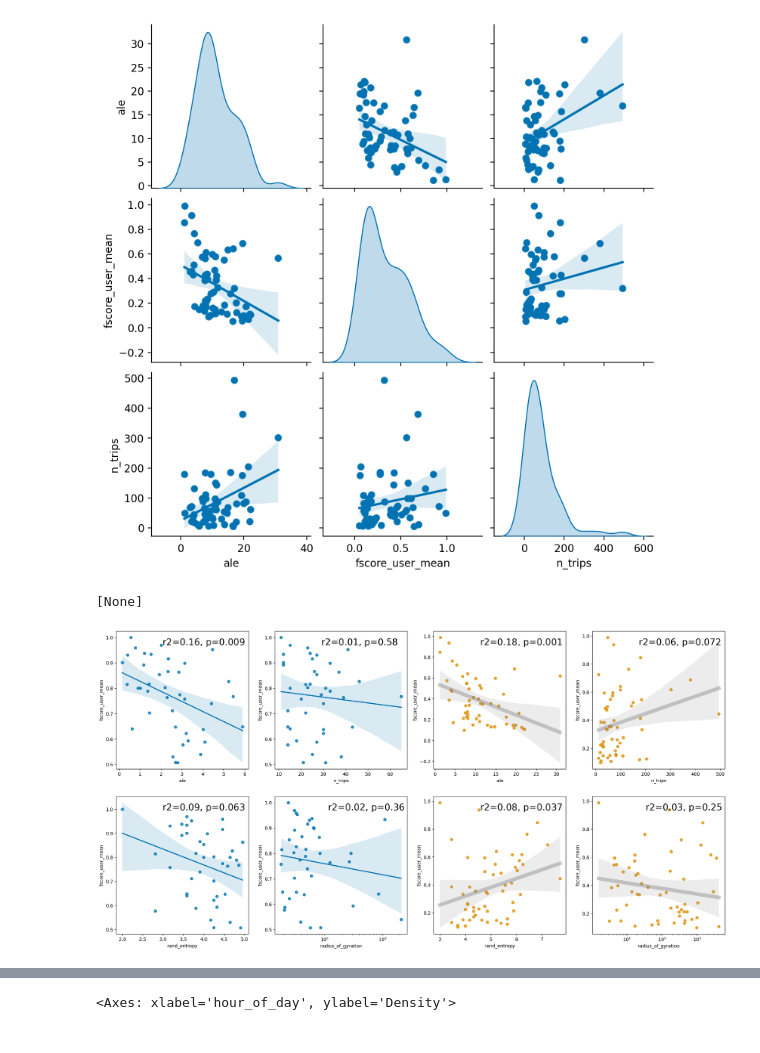
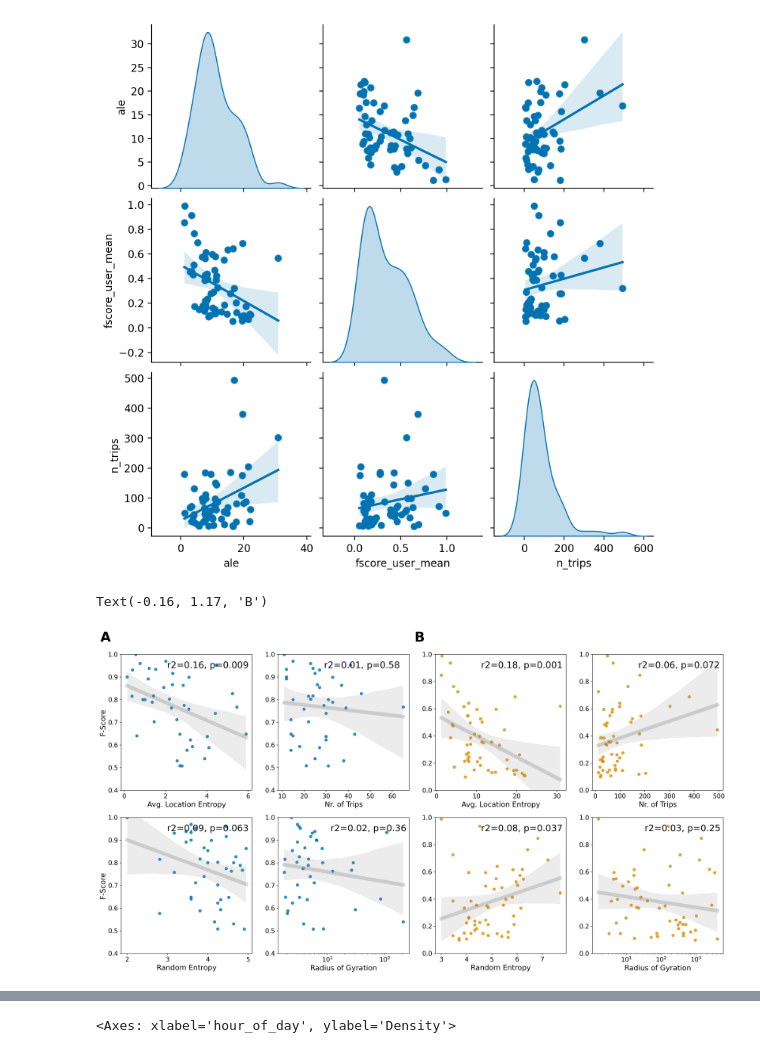
Before and after one commit to benediktstroebl/Master-Thesis, a Jupyter notebook: evaluation.ipynb, the cells around one changed output, grey strips where cells are left out. Saved outputs shown, nothing was run; the diff lists cells and outputs as text; code cells hidden in the pictures.

```diff
--- a/evaluation.ipynb
+++ b/evaluation.ipynb
@@ -221,7 +273,7 @@ data_pairplot_geolife = scores.groupby(['data', 'nr_points', 'user_id']).mean().
 data_pairplot_freemove = scores.groupby(['data', 'nr_points', 'user_id']).mean().reset_index().query('nr_points == 10 and (data == "freemove")')
 
 
-f, (ax_1, ax_2) = plt.subplots(nrows=2, ncols=4, sharex=False, figsize=(24,12))
+f, (ax_1, ax_2) = plt.subplots(nrows=2, ncols=4, sharey=False, sharex=False, figsize=(24,12))
 
 import scipy
 import numpy as np
@@ -234,6 +286,7 @@ ax = sns.regplot(
             x='ale',
             y='fscore_user_mean',
             data=data_pairplot_freemove,
+            line_kws={'linewidth':8, 'alpha':.3, 'color':'grey'},
             ax=ax_1[0])
 annotate(ax_1[0], data_pairplot_freemove, x='ale', y='fscore_user_mean')
 
@@ -241,6 +294,7 @@ ax = sns.regplot(
             x='n_trips',
             y='fscore_user_mean',
             data=data_pairplot_freemove,
+            line_kws={'linewidth':8, 'alpha':.3, 'color':'grey'},
             ax=ax_1[1])
 annotate(ax_1[1], data_pairplot_freemove, x='n_trips', y='fscore_user_mean')
 
@@ -248,6 +302,7 @@ ax = sns.regplot(
             x='rand_entropy',
             y='fscore_user_mean',
             data=data_pairplot_freemove,
+            line_kws={'linewidth':8, 'alpha':.3, 'color':'grey'},
             ax=ax_2[0])
 annotate(ax_2[0], data_pairplot_freemove, x='rand_entropy', y='fscore_user_mean')
 
@@ -257,6 +312,7 @@ ax = sns.regplot(
             y='fscore_user_mean',
             data=data_pairplot_freemove,
             ax=ax_2[1],
+            line_kws={'linewidth':8, 'alpha':.3, 'color':'grey'},
             logx=True)
 
 slope, intercept, rvalue, pvalue, stderr = scipy.stats.linregress(x=np.log(data_pairplot_freemove['radius_of_gyration']), y=data_pairplot_freemove['fscore_user_mean'])
@@ -271,44 +327,97 @@ ax = sns.regplot(
             y='fscore_user_mean',
             data=data_pairplot_geolife,
             color='#de8f05',
-            line_kws={'linewidth':8, 'alpha':.4, 'color':'grey'},
+            line_kws={'linewidth':8, 'alpha':.3, 'color':'grey'},
             ax=ax_1[2])
 annotate(ax_1[2], data_pairplot_geolife, x='ale', y='fscore_user_mean')
 
 ax = sns.regplot(
             x='n_trips',
             y='fscore_user_mean',
             data=data_pairplot_geolife,
             color='#de8f05',
-            line_kws={'linewidth':8, 'alpha':.4, 'color':'grey'},
+            line_kws={'linewidth':8, 'alpha':.3, 'color':'grey'},
             ax=ax_1[3])
 annotate(ax_1[3], data_pairplot_geolife, x='n_trips', y='fscore_user_mean')
 
 ax = sns.regplot(
             x='rand_entropy',
             y='fscore_user_mean',
             data=data_pairplot_geolife,
             color='#de8f05',
-            line_kws={'linewidth':8, 'alpha':.4, 'color':'grey'},
+            line_kws={'linewidth':8, 'alpha':.3, 'color':'grey'},
             ax=ax_2[2])
 annotate(ax_2[2], data_pairplot_geolife, x='rand_entropy', y='fscore_user_mean')
 
 #Slope is the change in Y when the log(X) changes by 1.0 (so X changes by a factor of 10)
 ax = sns.regplot(
             x='radius_of_gyration',
             y='fscore_user_mean',
             data=data_pairplot_geolife,
             ax=ax_2[3],
             logx=True,
             color='#de8f05',
-            line_kws={'linewidth':8, 'alpha':.4, 'color':'grey'})
+            line_kws={'linewidth':8, 'alpha':.3, 'color':'grey'})
 
 slope, intercept, rvalue, pvalue, stderr = scipy.stats.linregress(x=np.log(data_pairplot_geolife['radius_of_gyration']), y=data_pairplot_geolife['fscore_user_mean'])
 ax_2[3].text(.4, .9, f'r2={rvalue ** 2:.2f}, p={pvalue:.2g}', transform=ax.transAxes, fontsize=20)
 ax_2[3].set(xscale="log")
+
+fontsize = 16
+ax_1[0].set_xlabel('Avg. Location Entropy', fontsize=fontsize)
+ax_1[1].set_xlabel('Nr. of Trips', fontsize=fontsize)
+ax_1[2].set_xlabel('Avg. Location Entropy', fontsize=fontsize)
+ax_1[3].set_xlabel('Nr. of Trips', fontsize=fontsize)
+
+ax_2[0].set_xlabel('Random Entropy', fontsize=fontsize)
+ax_2[1].set_xlabel('Radius of Gyration', fontsize=fontsize)
+ax_2[2].set_xlabel('Random Entropy', fontsize=fontsize)
+ax_2[3].set_xlabel('Radius of Gyration', fontsize=fontsize)
+
+ax_1[0].set_ylabel('F-Score', fontsize=fontsize)
+ax_1[1].set_ylabel('', fontsize=fontsize)
+ax_1[2].set_ylabel('', fontsize=fontsize)
+ax_1[3].set_ylabel('', fontsize=fontsize)
+ax_2[0].set_ylabel('F-Score', fontsize=fontsize)
+ax_2[1].set_ylabel('', fontsize=fontsize)
+ax_2[2].set_ylabel('', fontsize=fontsize)
+ax_2[3].set_ylabel('', fontsize=fontsize)
+
+
+
+ax1.set_ylabel('freemove Users', fontsize=fontsize)
+ax2.set_ylabel('GeoLife Users', fontsize=fontsize)
+ax1.set_yticklabels([])
+ax2.set_yticklabels([])
+ax1.tick_params(labelsize=14)
+ax2.tick_params(labelsize=14)
+
+ax_1[0].set_ylim(0.4,1)
+ax_1[1].set_ylim(0.4,1)
+ax_2[0].set_ylim(0.4,1)
+ax_2[1].set_ylim(0.4,1)
+
+ax_1[2].set_ylim(0,1)
+ax_1[3].set_ylim(0,1)
+ax_2[2].set_ylim(0,1)
+ax_2[3].set_ylim(0,1)
+
+labelsize=14
+ax_1[0].tick_params(labelsize=labelsize)
+ax_1[1].tick_params(labelsize=labelsize)
+ax_1[2].tick_params(labelsize=labelsize)
+ax_1[3].tick_params(labelsize=labelsize)
+ax_2[0].tick_params(labelsize=labelsize)
+ax_2[1].tick_params(labelsize=labelsize)
+ax_2[2].tick_params(labelsize=labelsize)
+ax_2[3].tick_params(labelsize=labelsize)
+
+
+ax_1[0].text(-0.16, 1.17, chr(65), transform=ax_1[0].transAxes, fontsize=30, fontweight='bold', ha='left', va='top')
+ax_1[2].text(-0.16, 1.17, chr(65+1), transform=ax_1[2].transAxes, fontsize=30, fontweight='bold', ha='left', va='top')
 # %% [output]
-[None]
+Text(-0.16, 1.17, 'B')
-[figure, old version]
+[figure, new version]
 # %%
 data_hour_of_day
 # %% [output]
```
Also changed, not shown: parts of 6 cells of this notebook.
